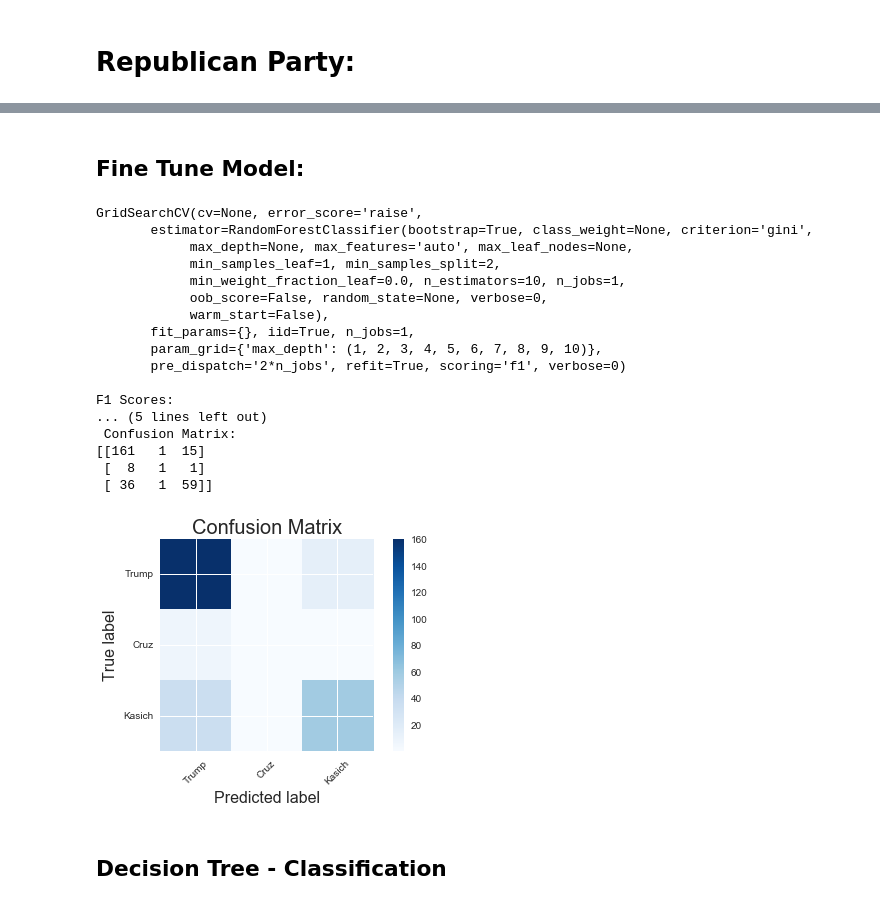
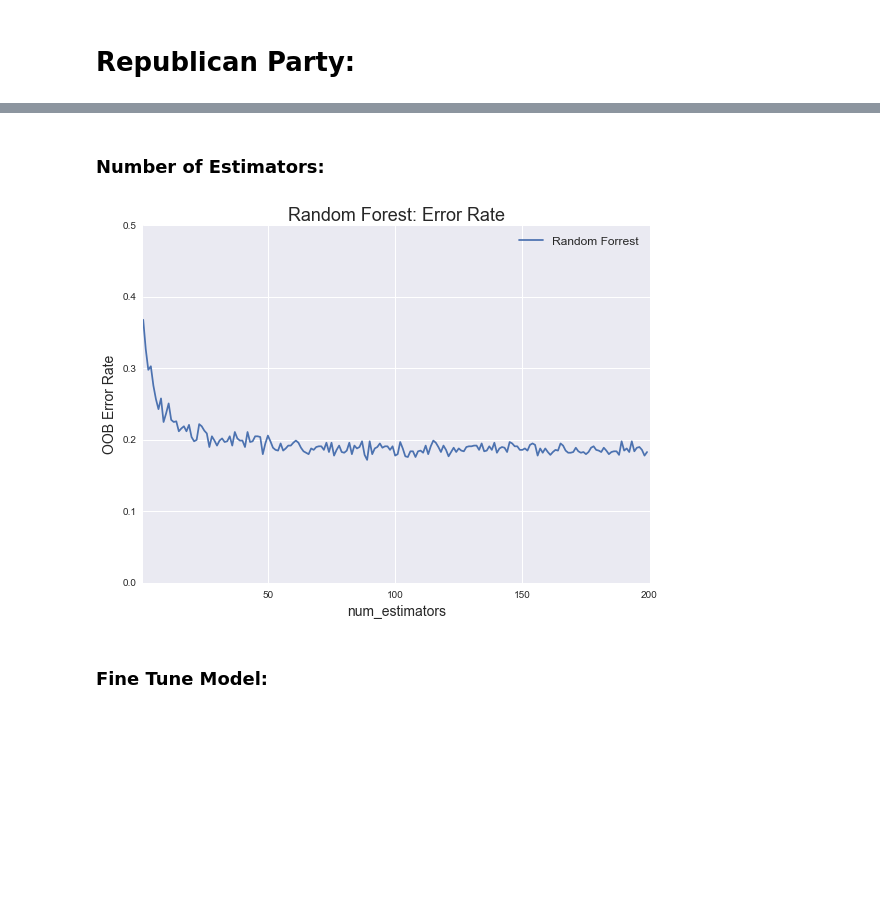
Before and after one commit to Tsmith5151/2016-US-Election---ML, a Jupyter notebook: analysis.ipynb, the cells around one changed output, grey strips where cells are left out. Drawn from its saved outputs; the diff is of its cells as text; code cells hidden in the pictures; blank space fills up the shorter version.

```diff
--- a/analysis.ipynb
+++ b/analysis.ipynb
@@ -311,3 +508,42 @@ run_all_models([clf_RF])
+# %% [markdown]
+### Number of Estimators:
+# %%
+#Random Forest
+def num_estimators():
+    n_estimator = []
+    error_rate = []
+    min_estimator = 1
+    max_estimator = 200
+    X_train, X_test, y_train, y_test = Stratified_Shuffle_Split(X_all, y_all, num_test)
+    sizes = [X_train.shape[0]] #can change training/testing size
+    for size in sizes:
+        for i in range(min_estimator, max_estimator):
+            clf = RandomForestClassifier(max_features=None, oob_score=True,Random_state=None)
+            clf.set_params(n_estimators=i)
+            clf.fit(X_train, y_train).predict(X_test)
+            oob_error = round((1 - clf.oob_score_),3)
+            n_estimator.append(i)
+            error_rate.append(oob_error)
+    #print n_estimator
+    #print error_rate
+    pl.figure
+    error_plot(n_estimator,error_rate,min_estimator,max_estimator)
+
+def error_plot(n_estimator,error_rate,min_estimator,max_estimator):
+        pl.figure(figsize=(8,6))
+        pl.plot(n_estimator,error_rate, label='Random Forrest')
+        pl.ylim(0,.5)
+        pl.xlim(min_estimator,max_estimator)
+        pl.title('Random Forest: Error Rate', fontsize = 18)
+        pl.xlabel("num_estimators", fontsize = 14)
+        pl.ylabel("OOB Error Rate", fontsize = 14)
+        pl.tight_layout()
+        pl.legend(loc="upper right",fontsize =12)
+        pl.show()
+# %%
+num_estimators()
+# %% [output]
+[figure, added]
 # %% [markdown]
-## Fine Tune Model:
+### Fine Tune Model:
 # %%
@@ -356,23 +607,2 @@ def plot_confusion_matrix(cm, title='Confusion Matrix', cmap=pl.cm.Blues):
 # %%
-iterate_fit_predict(1)
+RF_tune_model(1)
-# %% [output]
-GridSearchCV(cv=None, error_score='raise',
-       estimator=RandomForestClassifier(bootstrap=True, class_weight=None, criterion='gini',
-            max_depth=None, max_features='auto', max_leaf_nodes=None,
-            min_samples_leaf=1, min_samples_split=2,
-            min_weight_fraction_leaf=0.0, n_estimators=10, n_jobs=1,
-            oob_score=False, random_state=None, verbose=0,
-            warm_start=False),
-       fit_params={}, iid=True, n_jobs=1,
-       param_grid={'max_depth': (1, 2, 3, 4, 5, 6, 7, 8, 9, 10)},
-       pre_dispatch='2*n_jobs', refit=True, scoring='f1', verbose=0)
-
-F1 Scores:
-... (5 lines left out)
- Confusion Matrix:
-[[161   1  15]
- [  8   1   1]
- [ 36   1  59]]
-[figure, removed]
-# %% [markdown]
-## Decision Tree - Classification
```
Also changed, not shown: parts of 24 cells of this notebook, 1 other file.
